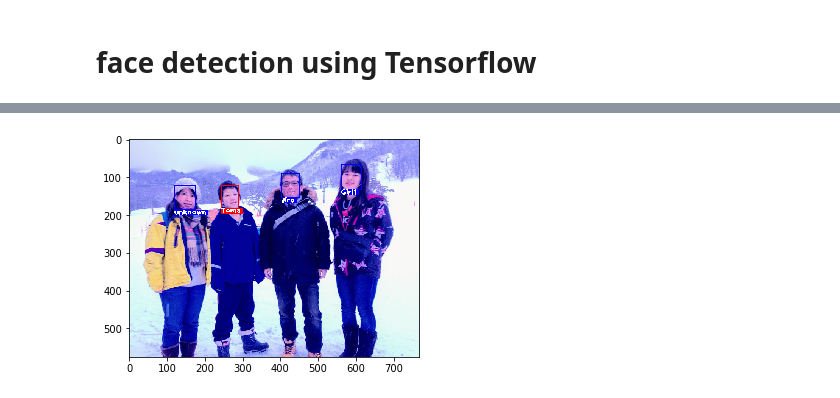
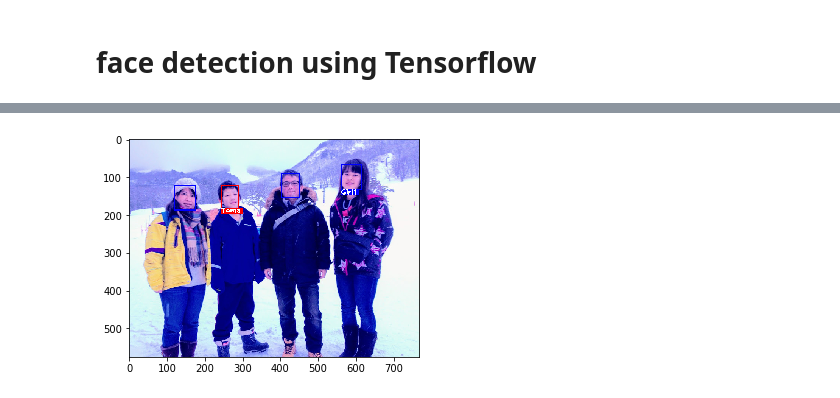
Before and after one commit to xiaomuc/opencv, a Jupyter notebook: face_tensor.ipynb, the cells around one changed output, grey strips where cells are left out. Cells and saved outputs as stored; diff of their text form; code cells hidden in the pictures.

```diff
--- a/face_tensor.ipynb
+++ b/face_tensor.ipynb
@@ -81,6 +113,11 @@ print(known_face_names)
 font = cv2.FONT_HERSHEY_PLAIN
 font_scale = 1.2
 thickness = 2
+def getInterval(fps):
+    interval =1.0/fps
+    time_wait = (int)(interval * 1000.0)
+    print('interval: ',interval,'time_wait: ',time_wait)
+    return interval,time_wait
 
 def calc_resize(image,size=None,DEBUG=False):
     if size is None:
@@ -178,12 +215,13 @@ def resize_showimage(in_image,face_locations,face_names,size=None,ratio=None,DEB
             col=b_bgr
         image=cv2.resize(image,size)
         cv2.rectangle(image, (left,top), (right,bottom), col,thickness)
-        text_size = cv2.getTextSize(name, font, font_scale, thickness)
-        text_width = text_size[0][0]
-        text_height = text_size[0][1]
+        if name != 'unknown':
+          text_size = cv2.getTextSize(name, font, font_scale, thickness)
+          text_width = text_size[0][0]
+          text_height = text_size[0][1]
 
-        cv2.rectangle(image, (left, bottom), (left+text_width+thickness, bottom+text_height+thickness), col, cv2.FILLED)
-        cv2.putText(image, name, (left,bottom + text_height), font,font_scale, w_bgr, thickness)
+          cv2.rectangle(image, (left, bottom), (left+text_width+thickness, bottom+text_height+thickness), col, cv2.FILLED)
+          cv2.putText(image, name, (left,bottom + text_height), font,font_scale, w_bgr, thickness)
     return image
 # %%
 def detect(image,detection_graph,sess):
@@ -235,36 +273,37 @@ def detect_face_tf(image):
             #    feed_dict={image_tensor: image_np_expanded}
             #)
             #elapsed_time = time.time() - start_time
             #print('inteference time cost: {}'.format(elapsed_time))
             #boxes=np.squeeze(boxes)
             #scores=np.squeeze(scores)
             #classes=np.squeeze(classes)
             #im_height,im_width = image.shape[:2]
 
             #face_locations = boxes_to_face_locations(boxes,scores,im_height,im_width)
             face_locations = detect(image,detection_graph,sess)
             face_names=recognize(image,face_locations)
             image=resize_showimage(image,face_locations,face_names)
             return image
 
 #file_name="./test-data/img_report.jpg"
 #file_name="./test-data/IMG_5710.JPG" # k family
 #file_name="./test-data/12.jpg" # N family
-file_name="./test-data/IMG_4523.JPG" # family
+file_name=os.path.join(DRIVE_ROOT,"test-data/IMG_4523.JPG") # family
 image = cv2.imread(file_name)
 image=detect_face_tf(image)
 
 #sz,ratio = calc_resize(image)
 #image=cv2.resize(image,sz)
-cv2.imshow("test",image)
+if not IN_COLAB:
+  cv2.imshow("test",image)
 
 image = cv2.cvtColor(image,cv2.COLOR_BGR2RGB)
 plt.imshow(image)
 plt.show()
 cv2.waitKey(0) & 0xFF
 cv2.destroyAllWindows()
 # %% [output]
-[figure, old version]
+[figure, new version]
 # %%
 def recognize_movie(video_file,output_file=None,view=True):
     # input
```
Also changed, not shown: parts of 4 cells of this notebook.
